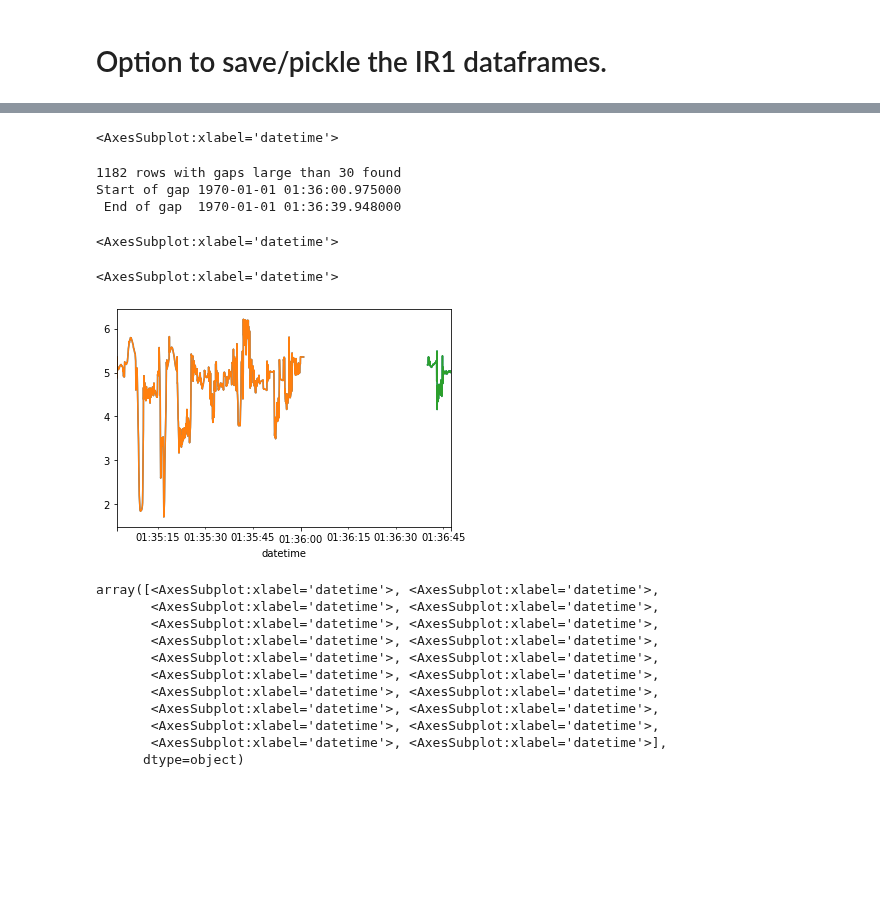
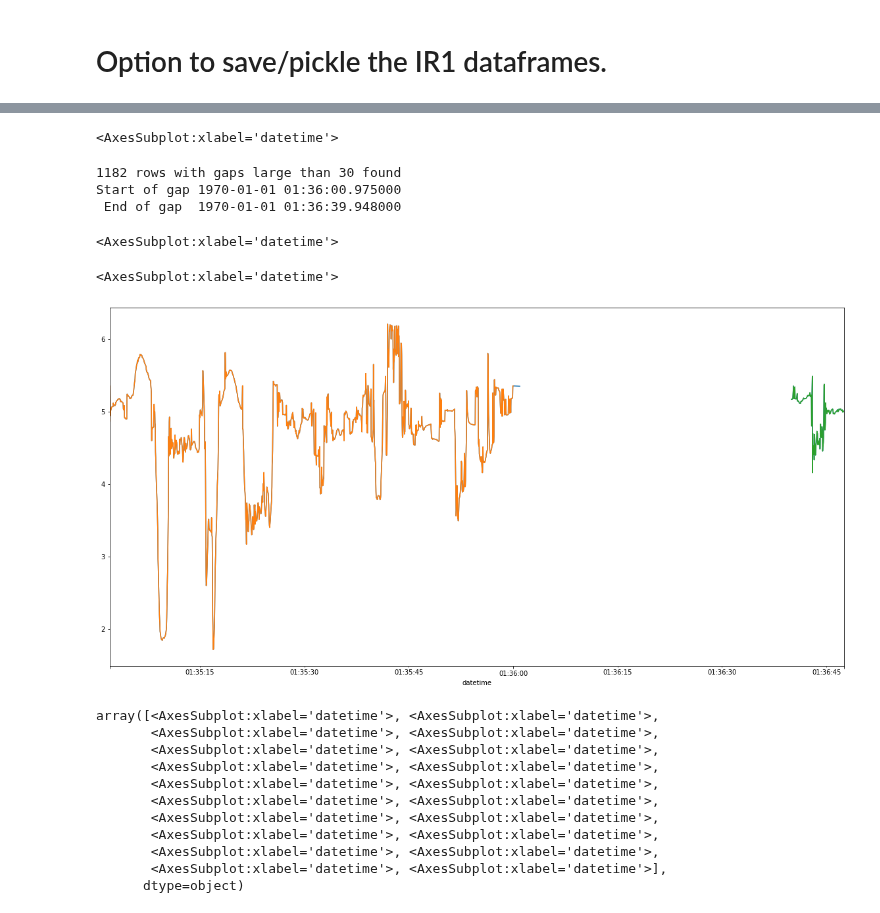
Before and after one commit to imics-lab/load_data_time_series, a Jupyter notebook: Gesturing_Signing/Gesture-Phase-Segmentation_load_dataset.ipynb, the cells around one changed output, grey strips where cells are left out. Saved outputs shown, nothing was run; the diff lists cells and outputs as text; code cells hidden in the pictures; blank space fills up the shorter version.

```diff
--- a/Gesturing_Signing/Gesture-Phase-Segmentation_load_dataset.ipynb
+++ b/Gesturing_Signing/Gesture-Phase-Segmentation_load_dataset.ipynb
@@ -202,37 +169,38 @@ dtype: object
 # %%
 # find timegaps and split so that the resulting IR1 dataframes
 # represent a continuous recording session
 # use resampe/mean/interpolate to fill small gaps and make
 # larger ones NaN.   Then get a dataframe of just the NaN
 # rows and use that index to split the dataframe
 # NOTE:  This is dataset specific in that it only handles one big gap
 # Interesting that the plots merge and don't show separately
 my_df = df_dict['a1_raw']
 max_gaps_to_fill = 30
 # good resample explanation https://datastud.dev/posts/time-series-resample
 rs_df = my_df.resample('33ms').mean().interpolate(limit = max_gaps_to_fill)
-display(rs_df['lhx'].plot()) # NaN will not be plotted by default
+display(rs_df['lhx'].plot(figsize=(20, 10))) # NaN will not be plotted by default
 nan_rows = rs_df[rs_df['lhx'].isnull()] # notnull also available
 if (len(nan_rows.index)==0):
     print("No gaps exceeding",max_gaps_to_fill,"found")
 else:
     print(len(nan_rows.index), "rows with gaps large than",max_gaps_to_fill,"found")
     gap_start, gap_end = nan_rows.index[0], nan_rows.index[-1]
     print("Start of gap", gap_start)
     print(" End of gap ", gap_end)
     df1 = rs_df.loc[rs_df.index[0]:gap_start]
+    df1 = df1.iloc[:-max_gaps_to_fill] # drop the filled gap
     df2 = rs_df.loc[gap_end:rs_df.index[-1]]
-    display(df1['lhx'].plot())
-    display(df2['lhx'].plot())
     df2 = df2.iloc[1:] # drop the one NaN row due to slice
+    display(df1['lhx'].plot(figsize=(20, 10)))
+    display(df2['lhx'].plot(figsize=(20, 10)))
 # %% [output]
 <AxesSubplot:xlabel='datetime'>
 1182 rows with gaps large than 30 found
 Start of gap 1970-01-01 01:36:00.975000
  End of gap  1970-01-01 01:36:39.948000
 <AxesSubplot:xlabel='datetime'>
 <AxesSubplot:xlabel='datetime'>
-[figure, old version]
+[figure, new version]
 # %%
 df_dict['a1_raw'].plot(subplots=True, figsize=(20, 10)) # yay Pandas
 # %% [output]
```
Also changed, not shown: parts of 14 cells of this notebook.
